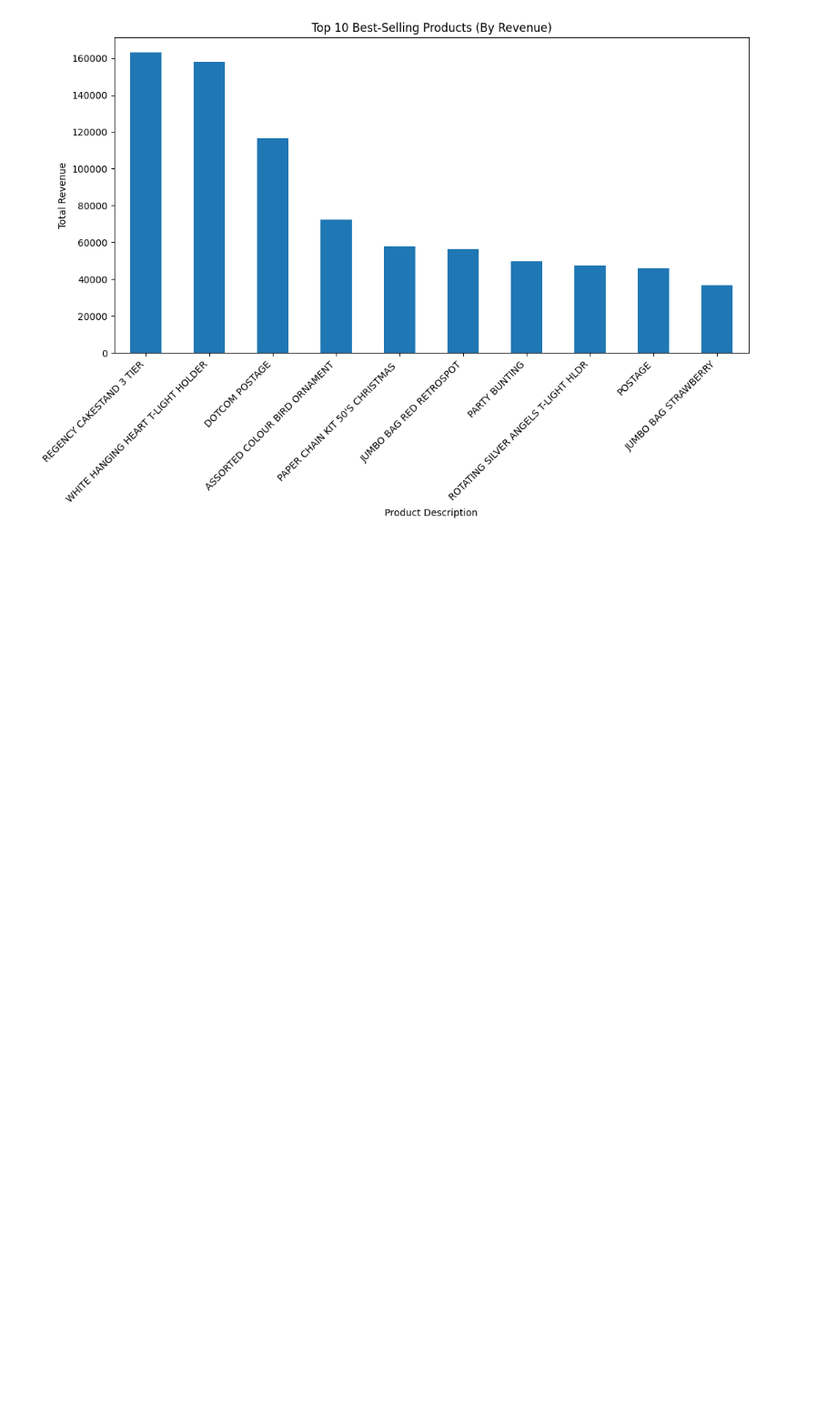
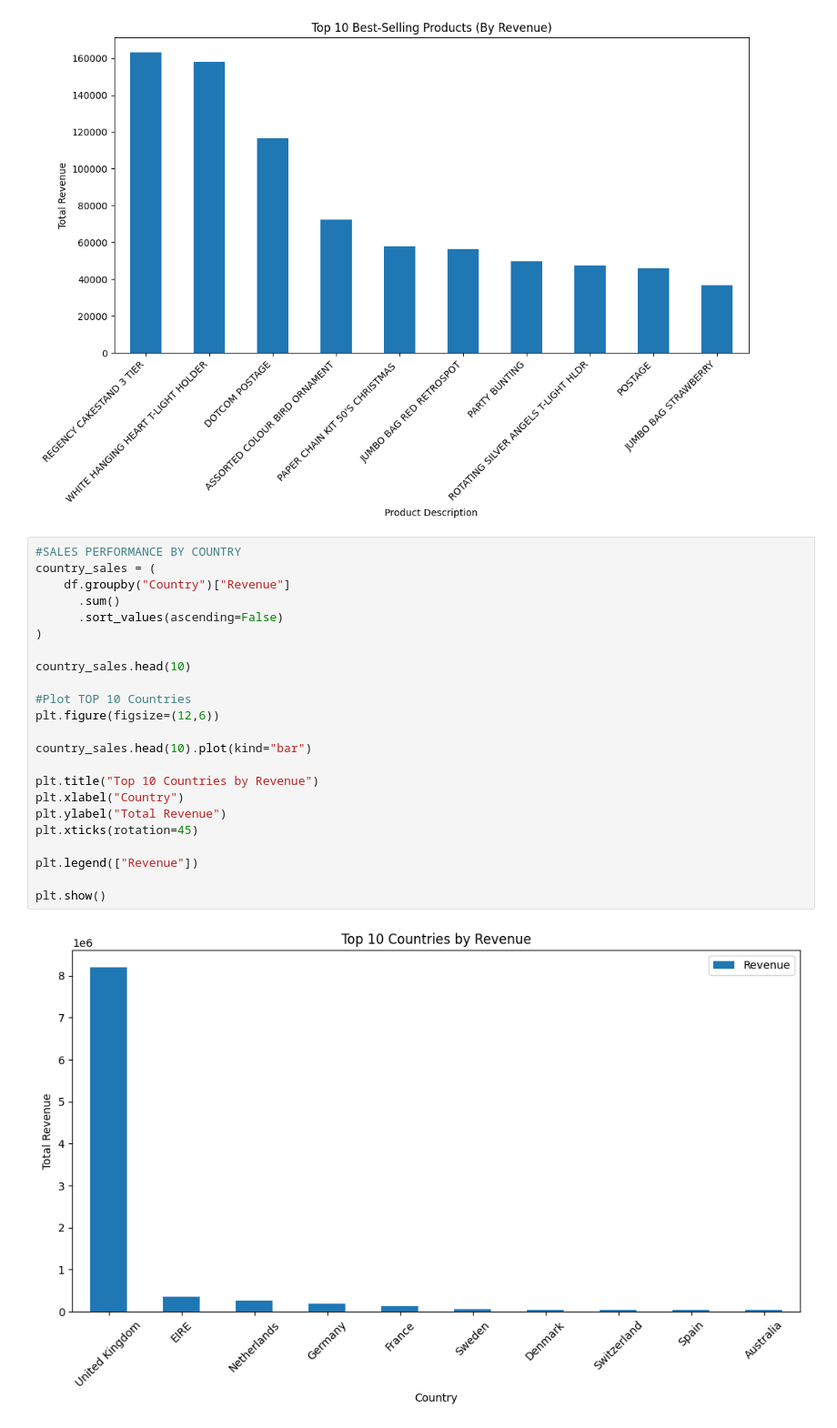
Before and after one commit to hania-sajjad/WEEK-1-TASK, a Jupyter notebook: EDA_Online_Retail.ipynb, the cells around one changed output. Shown at 91% size. Cells and saved outputs as stored; diff of their text form; blank space fills up the shorter version.

Commit message:
Performance by Country and Top 10 Best Performing Countries

```diff
--- a/EDA_Online_Retail.ipynb
+++ b/EDA_Online_Retail.ipynb
@@ -165,3 +165,28 @@ plt.xticks(rotation=45, ha='right')
 plt.show()
 # %% [output]
 [figure]
+# %%
+#SALES PERFORMANCE BY COUNTRY
+country_sales = (
+    df.groupby("Country")["Revenue"]
+      .sum()
+      .sort_values(ascending=False)
+)
+
+country_sales.head(10)
+
+#Plot TOP 10 Countries
+plt.figure(figsize=(12,6))
+
+country_sales.head(10).plot(kind="bar")
+
+plt.title("Top 10 Countries by Revenue")
+plt.xlabel("Country")
+plt.ylabel("Total Revenue")
+plt.xticks(rotation=45)
+
+plt.legend(["Revenue"])
+
+plt.show()
+# %% [output]
+[figure, added]
```
